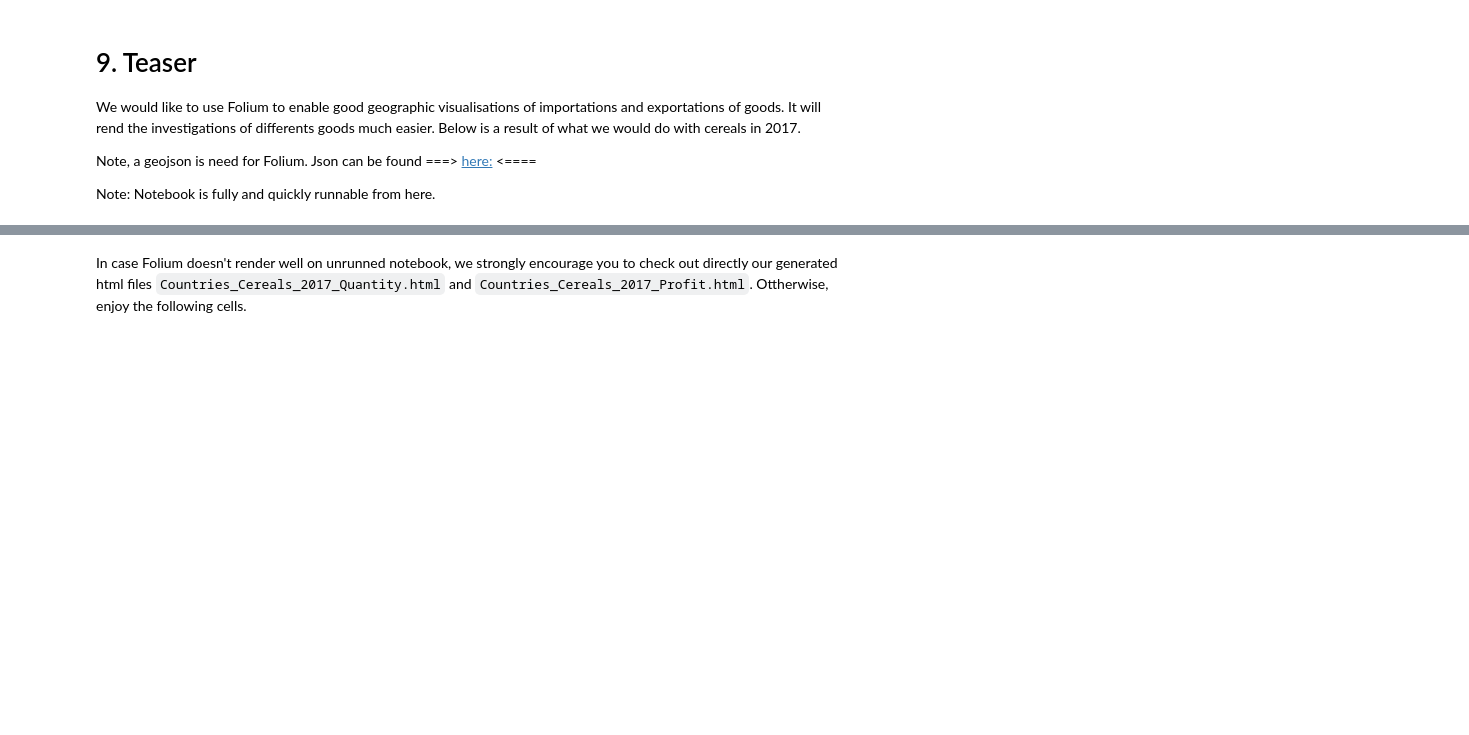
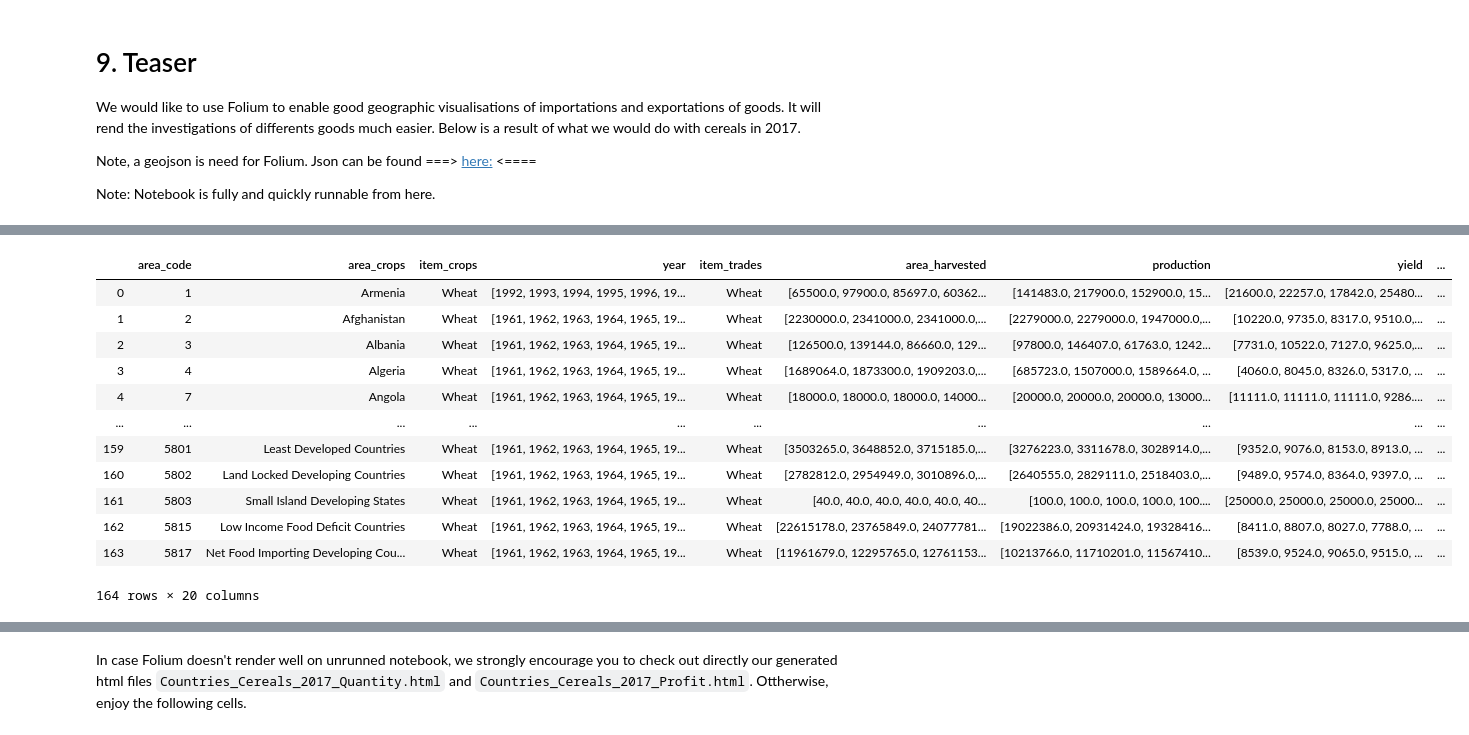
Before and after one commit to dsalathe/jurassic-spark, a Jupyter notebook: Milestone2.ipynb, the cells around one changed output, grey strips where cells are left out. Cells and saved outputs as stored; diff of their text form; code cells hidden in the pictures; blank space fills up the shorter version.

```diff
--- a/Milestone2.ipynb
+++ b/Milestone2.ipynb
@@ -1734,3 +1754,45 @@ import geopandas
+# %%
+def timeseries_of(df, item):
+    df_filtered = df[df['item_trades']==item]
+    df_filtered = df_filtered.groupby('area_code').agg({
+    'area_crops' : 'first',
+    'item_crops' : 'first',
+    'year' : list,
+    'item_trades' : 'first',
+    'area_harvested' : list,
+    'production' : list,
+    'yield' : list,
+    'export_q'  : list,
+    'import_q'  : list,
+    'export_v'  : list,
+    'import_v'  : list,
+    'hs12_code'  : 'first',
+    'parent_group'  : 'first',
+    'child_group'  : 'first',
+    'parent_description'  : 'first',
+    'child_description'  : 'first',
+    'ISO3 Code' : 'first',
+    'profit'  : list,
+    'diff_quantity'  : list
+    }).reset_index()
+    return df_filtered
+# %%
+ts_wheat = timeseries_of(df_final, 'Wheat')
+ts_wheat
+# %% [output]
+|  | area_code | area_crops | item_crops | year | item_trades | area_harvested | production | yield | ... |
+| 0 | 1 | Armenia | Wheat | [1992, 1993, 1994, 1995, 1996, 19... | Wheat | [65500.0, 97900.0, 85697.0, 60362... | [141483.0, 217900.0, 152900.0, 15... | [21600.0, 22257.0, 17842.0, 25480... | ... |
+| 1 | 2 | Afghanistan | Wheat | [1961, 1962, 1963, 1964, 1965, 19... | Wheat | [2230000.0, 2341000.0, 2341000.0,... | [2279000.0, 2279000.0, 1947000.0,... | [10220.0, 9735.0, 8317.0, 9510.0,... | ... |
+| 2 | 3 | Albania | Wheat | [1961, 1962, 1963, 1964, 1965, 19... | Wheat | [126500.0, 139144.0, 86660.0, 129... | [97800.0, 146407.0, 61763.0, 1242... | [7731.0, 10522.0, 7127.0, 9625.0,... | ... |
+| 3 | 4 | Algeria | Wheat | [1961, 1962, 1963, 1964, 1965, 19... | Wheat | [1689064.0, 1873300.0, 1909203.0,... | [685723.0, 1507000.0, 1589664.0, ... | [4060.0, 8045.0, 8326.0, 5317.0, ... | ... |
+| 4 | 7 | Angola | Wheat | [1961, 1962, 1963, 1964, 1965, 19... | Wheat | [18000.0, 18000.0, 18000.0, 14000... | [20000.0, 20000.0, 20000.0, 13000... | [11111.0, 11111.0, 11111.0, 9286.... | ... |
+| ... | ... | ... | ... | ... | ... | ... | ... | ... | ... |
+| 159 | 5801 | Least Developed Countries | Wheat | [1961, 1962, 1963, 1964, 1965, 19... | Wheat | [3503265.0, 3648852.0, 3715185.0,... | [3276223.0, 3311678.0, 3028914.0,... | [9352.0, 9076.0, 8153.0, 8913.0, ... | ... |
+| 160 | 5802 | Land Locked Developing Countries | Wheat | [1961, 1962, 1963, 1964, 1965, 19... | Wheat | [2782812.0, 2954949.0, 3010896.0,... | [2640555.0, 2829111.0, 2518403.0,... | [9489.0, 9574.0, 8364.0, 9397.0, ... | ... |
+| 161 | 5803 | Small Island Developing States | Wheat | [1961, 1962, 1963, 1964, 1965, 19... | Wheat | [40.0, 40.0, 40.0, 40.0, 40.0, 40... | [100.0, 100.0, 100.0, 100.0, 100.... | [25000.0, 25000.0, 25000.0, 25000... | ... |
+| 162 | 5815 | Low Income Food Deficit Countries | Wheat | [1961, 1962, 1963, 1964, 1965, 19... | Wheat | [22615178.0, 23765849.0, 24077781... | [19022386.0, 20931424.0, 19328416... | [8411.0, 8807.0, 8027.0, 7788.0, ... | ... |
+| 163 | 5817 | Net Food Importing Developing Cou... | Wheat | [1961, 1962, 1963, 1964, 1965, 19... | Wheat | [11961679.0, 12295765.0, 12761153... | [10213766.0, 11710201.0, 11567410... | [8539.0, 9524.0, 9065.0, 9515.0, ... | ... |
+164 rows × 20 columns
 # %%
 df_cereals_2017_folium = pd.read_pickle("./df_cereals_2017_folium.pkl")
 df_cereals_2017_folium[df_cereals_2017_folium['iso3_code']=='SSD']
```
Also changed, not shown: parts of 15 cells of this notebook, 3 other files.
